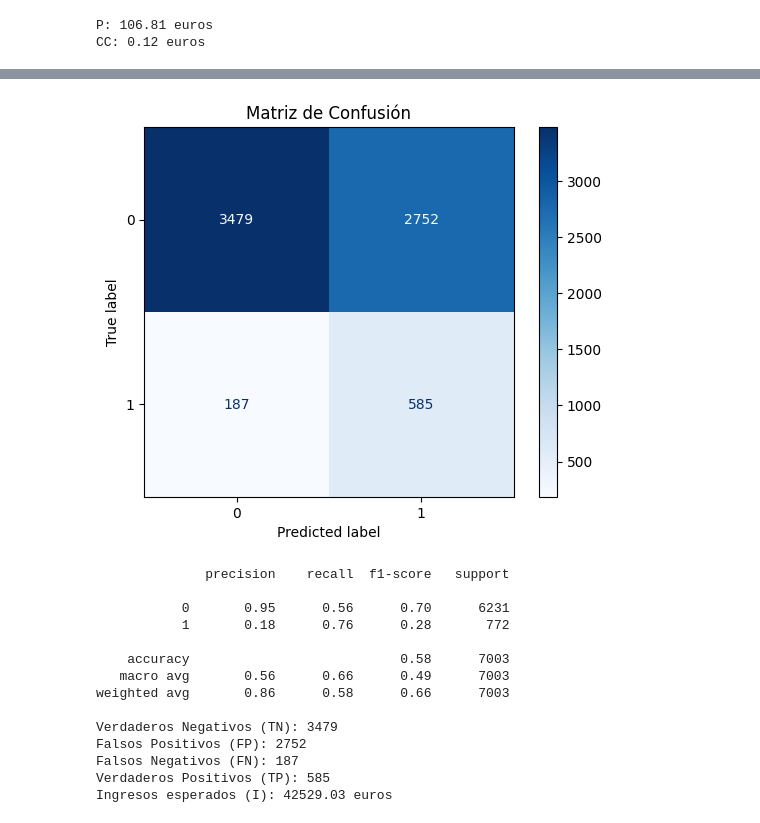
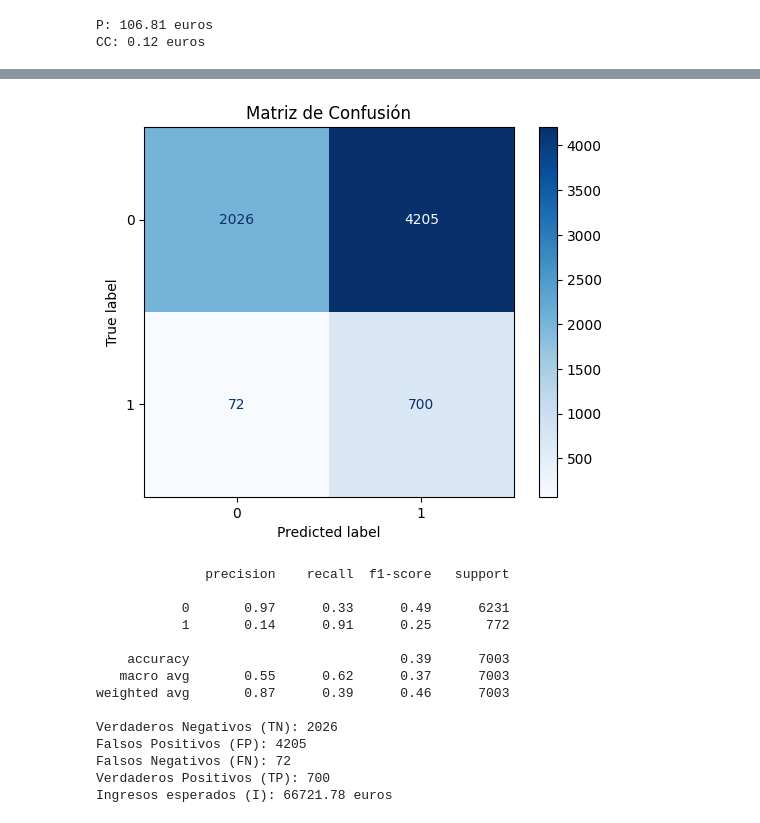
Before and after one commit to cflorido/banking-subscription-prediction, a Jupyter notebook: final_model.ipynb, the cells around one changed output, grey strips where cells are left out. Cells and saved outputs as stored; diff of their text form; code cells hidden in the pictures.

```diff
--- a/final_model.ipynb
+++ b/final_model.ipynb
@@ -155,8 +155,13 @@ for i, feat in enumerate(num_feats):
 all_feats = tf.concat(feats_encoded, axis=1)
 
 # Construir el modelo
-model_layers = keras.layers.Dense(64, activation='relu')(all_feats)  # Capa oculta con más neuronas
-model_layers = keras.layers.Dense(32, activation='relu')(model_layers)  # Segunda capa oculta
+model_layers = keras.layers.Dense(128, activation='relu')(all_feats)  # Primera capa oculta
+model_layers = keras.layers.Dropout(0.5)(model_layers)  # Dropout
+model_layers = keras.layers.BatchNormalization()(model_layers)  # Normalización por lotes
+model_layers = keras.layers.Dense(64, activation='relu')(model_layers)  # Segunda capa oculta
+model_layers = keras.layers.Dropout(0.5)(model_layers)  # Dropout
+model_layers = keras.layers.BatchNormalization()(model_layers)  # Normalización por lotes
+model_layers = keras.layers.Dense(32, activation='relu')(model_layers)  # Tercera capa oculta
 model_layers = keras.layers.Dense(1, activation='sigmoid')(model_layers)  # Capa de salida
 
 model = keras.Model(inputs, model_layers)
@@ -230,18 +235,18 @@ Epoch 4/50
-[figure, old version]
+[figure, new version]
               precision    recall  f1-score   support
 
-           0       0.95      0.56      0.70      6231
-           1       0.18      0.76      0.28       772
+           0       0.97      0.33      0.49      6231
+           1       0.14      0.91      0.25       772
 
-    accuracy                           0.58      7003
-   macro avg       0.56      0.66      0.49      7003
-weighted avg       0.86      0.58      0.66      7003
+    accuracy                           0.39      7003
+   macro avg       0.55      0.62      0.37      7003
+weighted avg       0.87      0.39      0.46      7003
 
-Verdaderos Negativos (TN): 3479
-Falsos Positivos (FP): 2752
-Falsos Negativos (FN): 187
-Verdaderos Positivos (TP): 585
-Ingresos esperados (I): 42529.03 euros
+Verdaderos Negativos (TN): 2026
+Falsos Positivos (FP): 4205
+Falsos Negativos (FN): 72
+Verdaderos Positivos (TP): 700
+Ingresos esperados (I): 66721.78 euros
 # %%
 import numpy as np
 import pandas as pd
```
Also changed, not shown: parts of 2 cells of this notebook, 1 other file.
